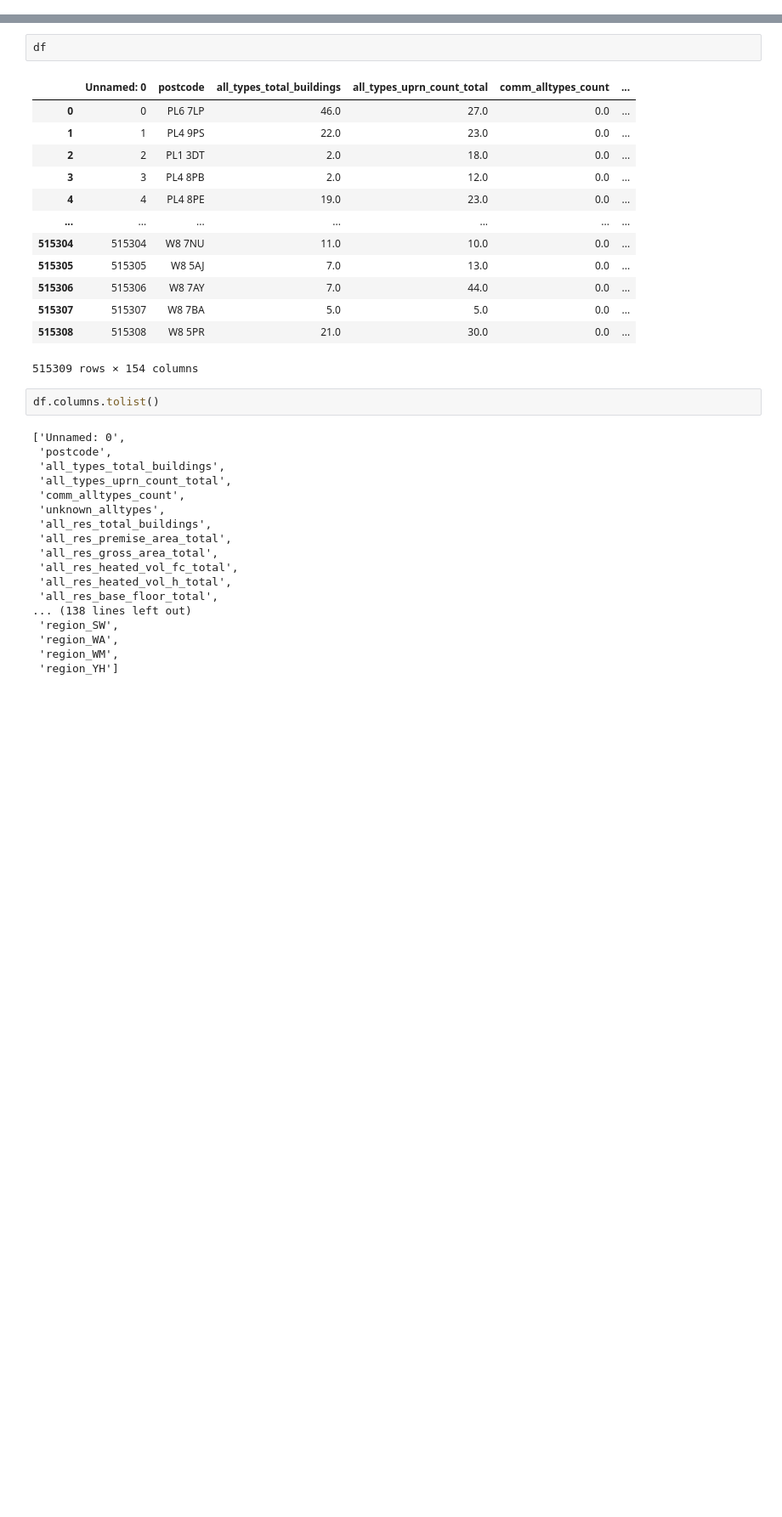
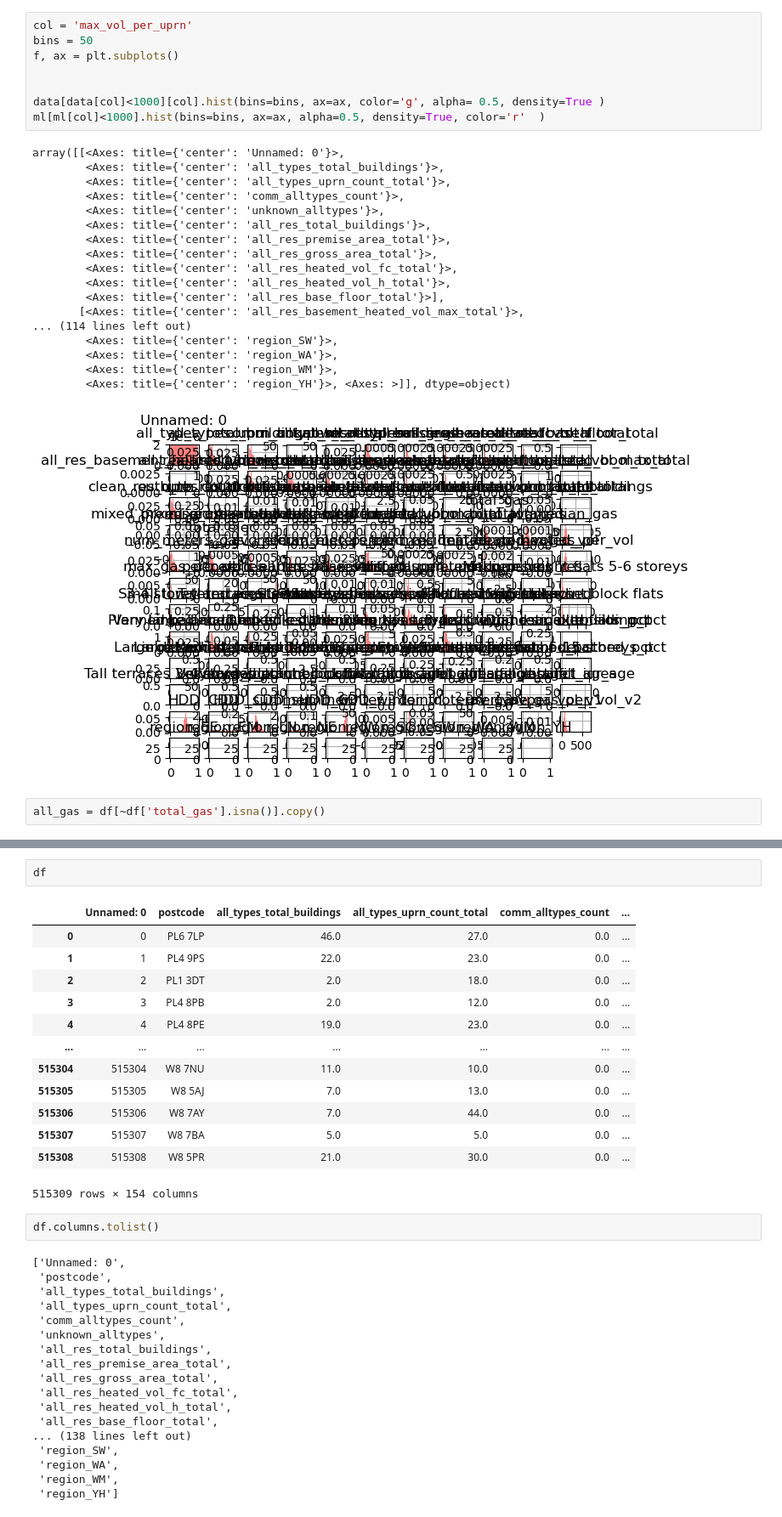
Before and after one commit to graceebc9/Energy_mapping, a Jupyter notebook: ml_scripts/generate_ml_data.ipynb, the cells around one changed output, grey strips where cells are left out. Shown: that part at 85% size. Drawn from its saved outputs; the diff is of its cells as text; blank space fills up the shorter version.

```diff
--- a/ml_scripts/generate_ml_data.ipynb
+++ b/ml_scripts/generate_ml_data.ipynb
@@ -2,0 +639,29 @@ import pandas as pd
+# %%
+col = 'max_vol_per_uprn'
+bins = 50
+f, ax = plt.subplots()
+
+
+data[data[col]<1000][col].hist(bins=bins, ax=ax, color='g', alpha= 0.5, density=True )
+ml[ml[col]<1000].hist(bins=bins, ax=ax, alpha=0.5, density=True, color='r'  )
+# %% [output]
+array([[<Axes: title={'center': 'Unnamed: 0'}>,
+        <Axes: title={'center': 'all_types_total_buildings'}>,
+        <Axes: title={'center': 'all_types_uprn_count_total'}>,
+        <Axes: title={'center': 'comm_alltypes_count'}>,
+        <Axes: title={'center': 'unknown_alltypes'}>,
+        <Axes: title={'center': 'all_res_total_buildings'}>,
+        <Axes: title={'center': 'all_res_premise_area_total'}>,
+        <Axes: title={'center': 'all_res_gross_area_total'}>,
+        <Axes: title={'center': 'all_res_heated_vol_fc_total'}>,
+        <Axes: title={'center': 'all_res_heated_vol_h_total'}>,
+        <Axes: title={'center': 'all_res_base_floor_total'}>],
+       [<Axes: title={'center': 'all_res_basement_heated_vol_max_total'}>,
+... (114 lines left out)
+        <Axes: title={'center': 'region_SW'}>,
+        <Axes: title={'center': 'region_WA'}>,
+        <Axes: title={'center': 'region_WM'}>,
+        <Axes: title={'center': 'region_YH'}>, <Axes: >]], dtype=object)
+[figure, added]
+# %%
+all_gas = df[~df['total_gas'].isna()].copy()
```
Also changed, not shown: parts of 80 cells of this notebook.
